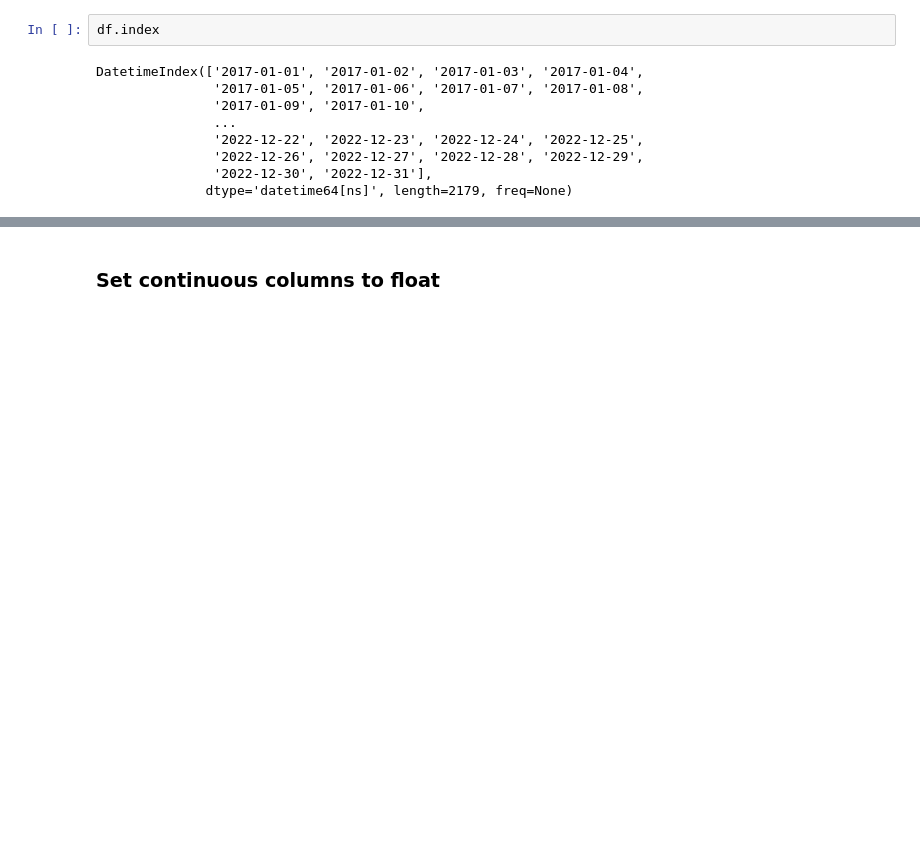
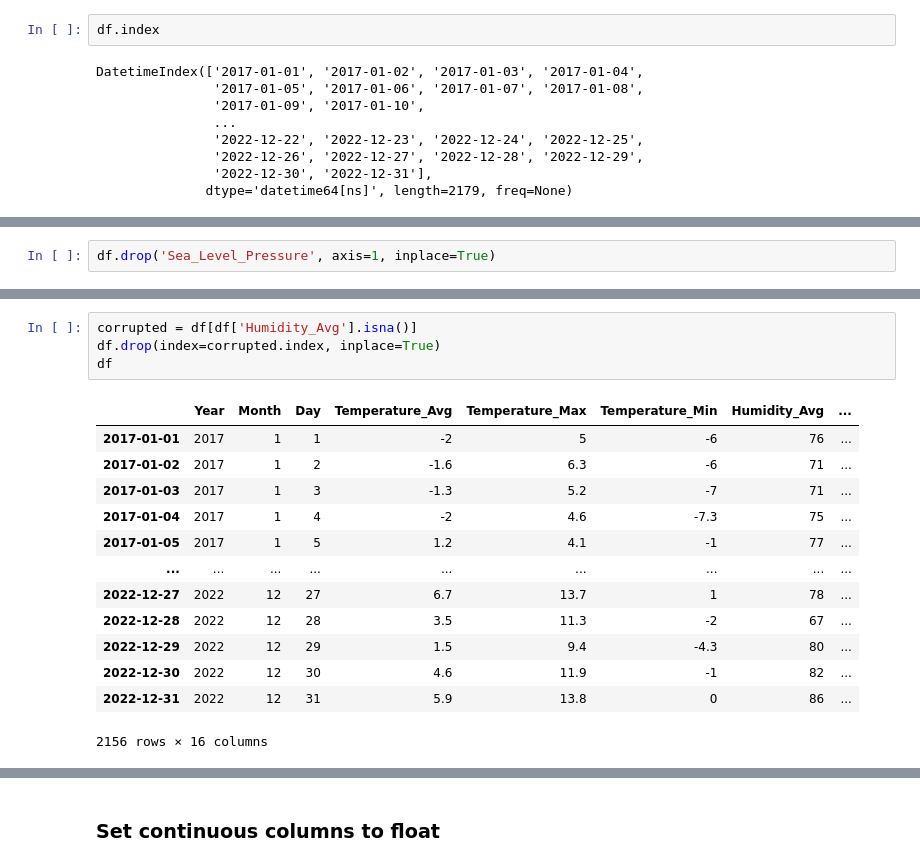
Before and after one commit to dru10/ro-weather-fcast, a Jupyter notebook: exploration.ipynb, the cells around one changed output, grey strips where cells are left out. Cells and saved outputs as stored; diff of their text form; blank space fills up the shorter version.

```diff
--- a/exploration.ipynb
+++ b/exploration.ipynb
@@ -79,0 +104,2 @@ DatetimeIndex(['2017-01-01', '2017-01-02', '2017-01-03', '2017-01-04',
+# %%
+df.drop('Sea_Level_Pressure', axis=1, inplace=True)
@@ -79,0 +122,18 @@ DatetimeIndex(['2017-01-01', '2017-01-02', '2017-01-03', '2017-01-04',
+# %%
+corrupted = df[df['Humidity_Avg'].isna()]
+df.drop(index=corrupted.index, inplace=True)
+df
+# %% [output]
+|  | Year | Month | Day | Temperature_Avg | Temperature_Max | Temperature_Min | Humidity_Avg | ... |
+| 2017-01-01 | 2017 | 1 | 1 | -2 | 5 | -6 | 76 | ... |
+| 2017-01-02 | 2017 | 1 | 2 | -1.6 | 6.3 | -6 | 71 | ... |
+| 2017-01-03 | 2017 | 1 | 3 | -1.3 | 5.2 | -7 | 71 | ... |
+| 2017-01-04 | 2017 | 1 | 4 | -2 | 4.6 | -7.3 | 75 | ... |
+| 2017-01-05 | 2017 | 1 | 5 | 1.2 | 4.1 | -1 | 77 | ... |
+| ... | ... | ... | ... | ... | ... | ... | ... | ... |
+| 2022-12-27 | 2022 | 12 | 27 | 6.7 | 13.7 | 1 | 78 | ... |
+| 2022-12-28 | 2022 | 12 | 28 | 3.5 | 11.3 | -2 | 67 | ... |
+| 2022-12-29 | 2022 | 12 | 29 | 1.5 | 9.4 | -4.3 | 80 | ... |
+| 2022-12-30 | 2022 | 12 | 30 | 4.6 | 11.9 | -1 | 82 | ... |
+| 2022-12-31 | 2022 | 12 | 31 | 5.9 | 13.8 | 0 | 86 | ... |
+2156 rows × 16 columns
```
Also changed, not shown: parts of 19 cells of this notebook.
